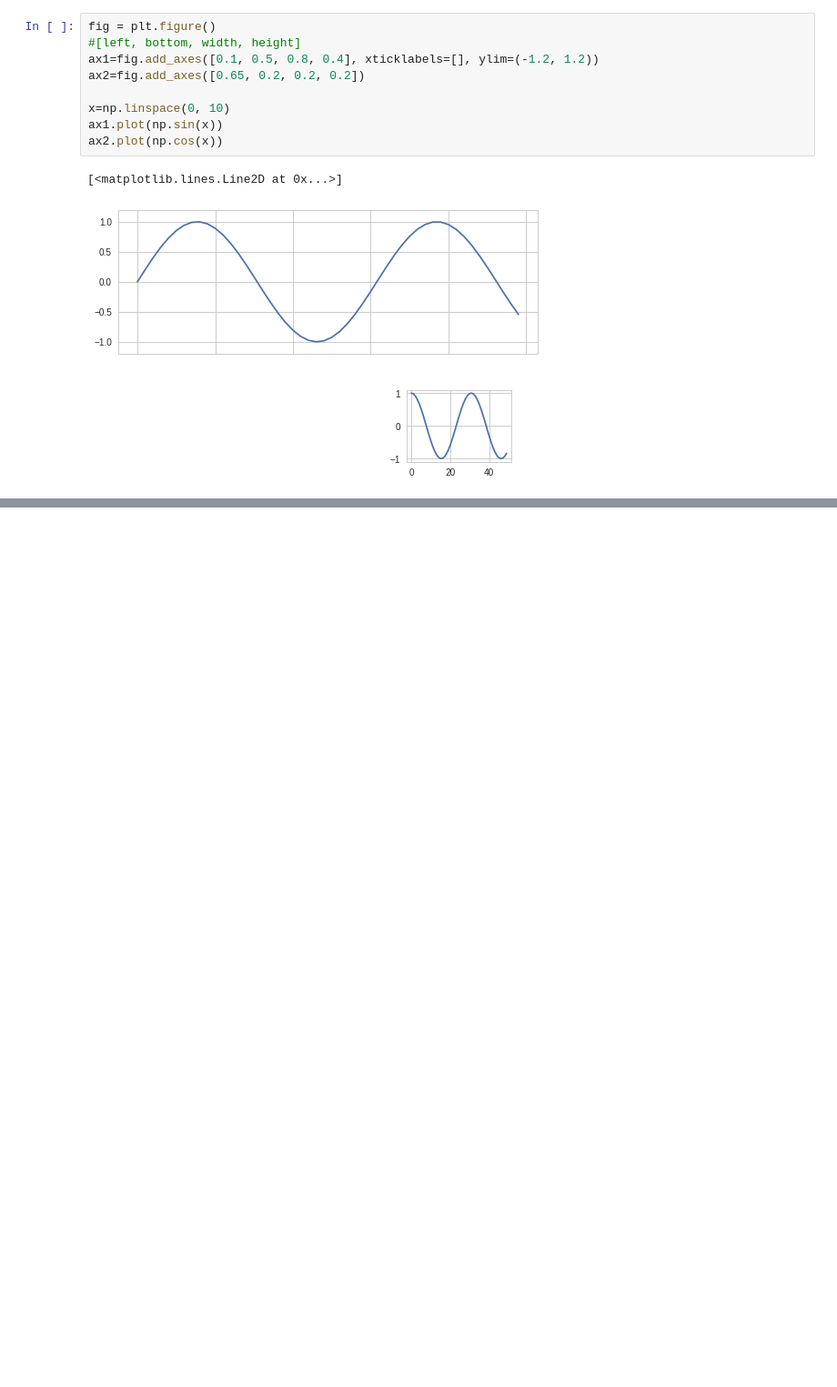
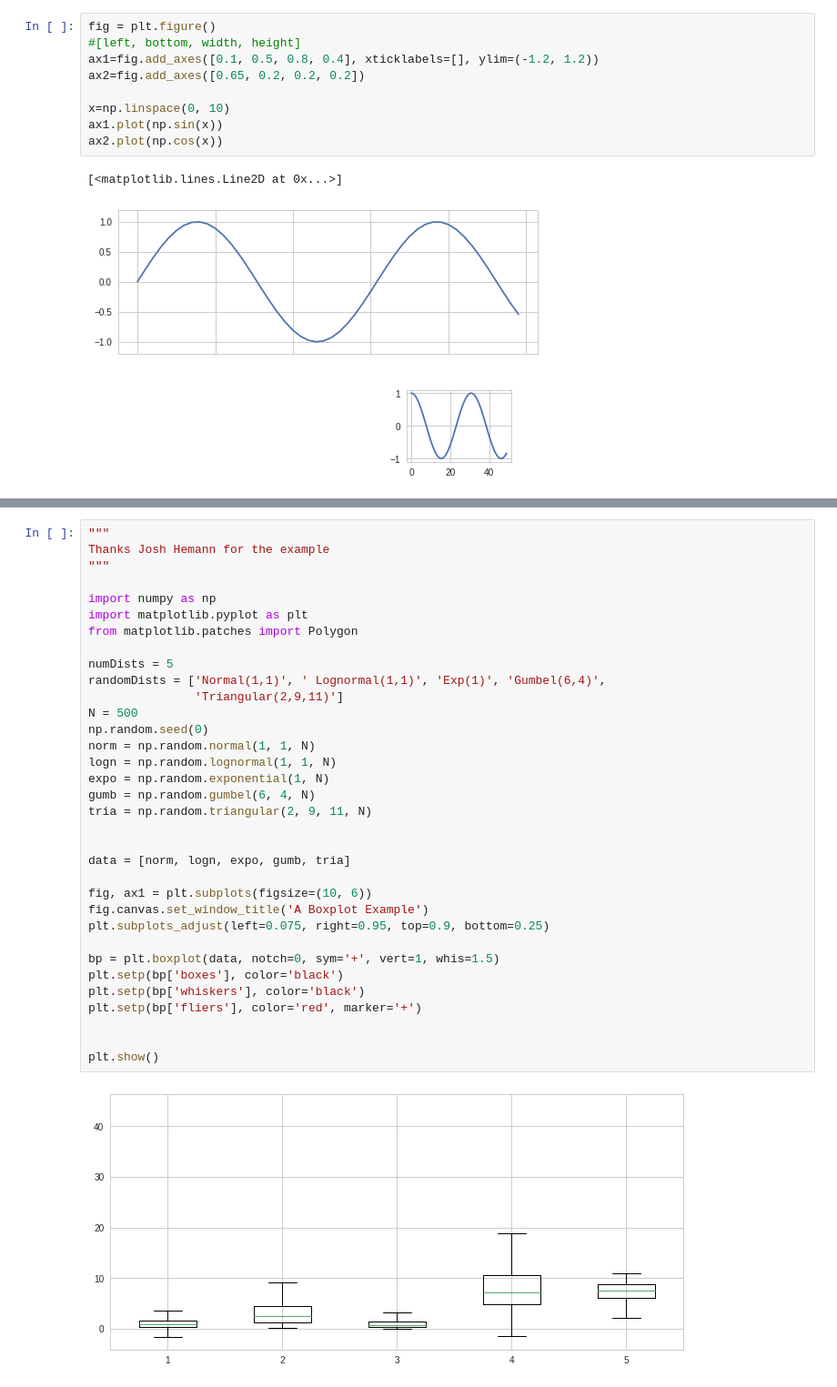
Before and after one commit to wonwooddo/MyPythonDictionary, a Jupyter notebook: matplotlib_ipynb의_사본.ipynb, the cells around one changed output, grey strips where cells are left out. Shown at 91% size. Cells and saved outputs as stored; diff of their text form; blank space fills up the shorter version.

```diff
--- a/matplotlib_ipynb의_사본.ipynb
+++ b/matplotlib_ipynb의_사본.ipynb
@@ -121,0 +140,36 @@ ax2.plot(np.cos(x))
+# %%
+"""
+Thanks Josh Hemann for the example
+"""
+
+import numpy as np
+import matplotlib.pyplot as plt
+from matplotlib.patches import Polygon
+
+numDists = 5
+randomDists = ['Normal(1,1)', ' Lognormal(1,1)', 'Exp(1)', 'Gumbel(6,4)',
+               'Triangular(2,9,11)']
+N = 500
+np.random.seed(0)
+norm = np.random.normal(1, 1, N)
+logn = np.random.lognormal(1, 1, N)
+expo = np.random.exponential(1, N)
+gumb = np.random.gumbel(6, 4, N)
+tria = np.random.triangular(2, 9, 11, N)
+
+
+data = [norm, logn, expo, gumb, tria]
+
+fig, ax1 = plt.subplots(figsize=(10, 6))
+fig.canvas.set_window_title('A Boxplot Example')
+plt.subplots_adjust(left=0.075, right=0.95, top=0.9, bottom=0.25)
+
+bp = plt.boxplot(data, notch=0, sym='+', vert=1, whis=1.5)
+plt.setp(bp['boxes'], color='black')
+plt.setp(bp['whiskers'], color='black')
+plt.setp(bp['fliers'], color='red', marker='+')
+
+
+plt.show()
+# %% [output]
+[figure, added]
```
Also changed, not shown: parts of 12 cells of this notebook.
